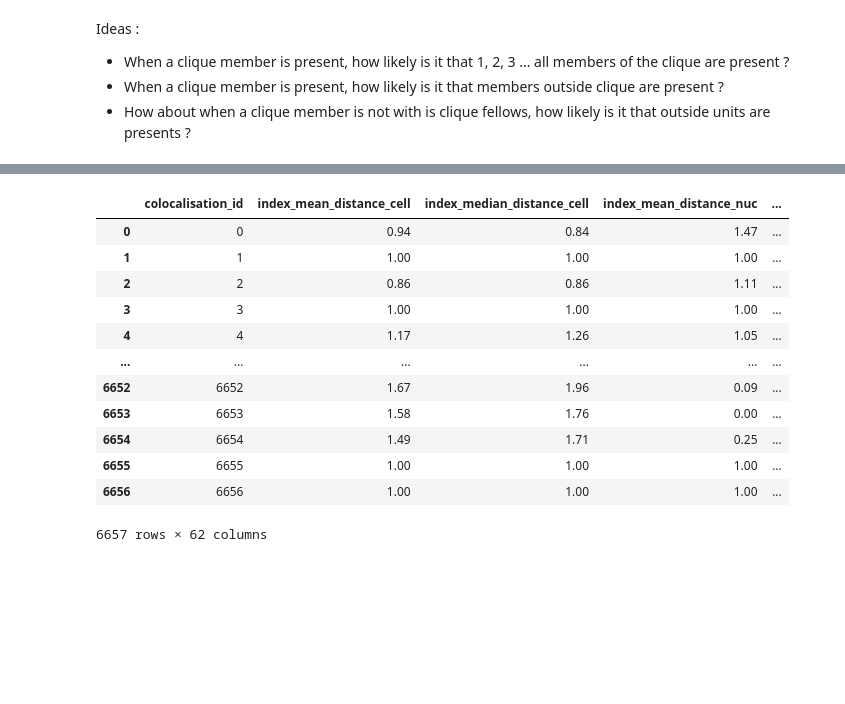
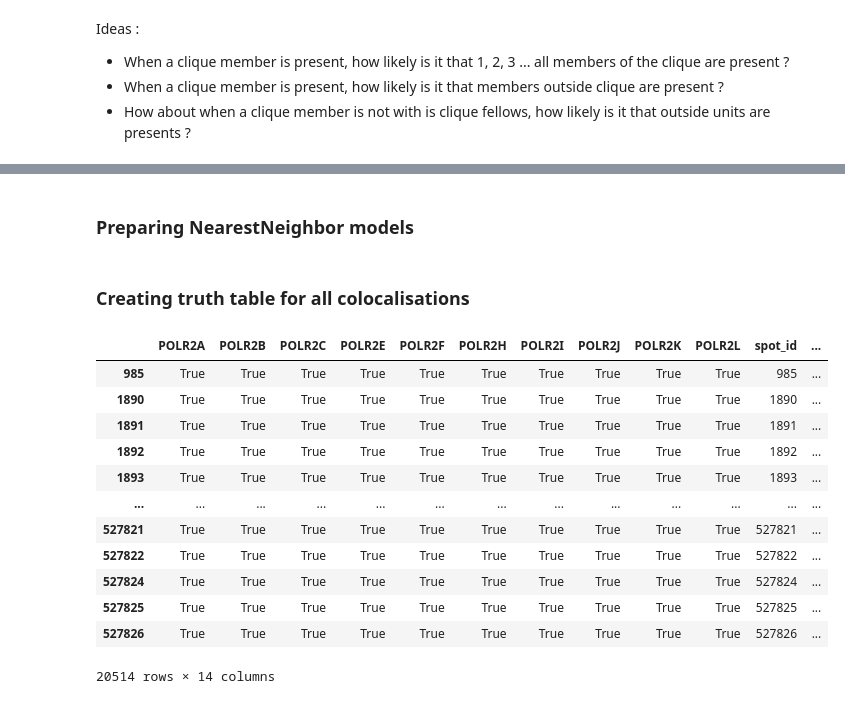
Before and after one commit to 2Echoes/Sequential_Fish, a Jupyter notebook: analysis/testing_notebooks/graphs.ipynb, the cells around one changed output, grey strips where cells are left out. Drawn from its saved outputs; the diff is of its cells as text; code cells hidden in the pictures; blank space fills up the shorter version.

```diff
--- a/analysis/testing_notebooks/graphs.ipynb
+++ b/analysis/testing_notebooks/graphs.ipynb
@@ -620,0 +626,4 @@ Ideas :
+# %%
+#Choose from ['all', 'clustered', 'free']
+POPULATION1 = "clustered"
+POPULATION2 = "all"
@@ -661,16 +679,27 @@ clustered_Spots
-# %%
-Cell
-# %% [output]
-|  | colocalisation_id | index_mean_distance_cell | index_median_distance_cell | index_mean_distance_nuc | ... |
-| 0 | 0 | 0.94 | 0.84 | 1.47 | ... |
-| 1 | 1 | 1.00 | 1.00 | 1.00 | ... |
-| 2 | 2 | 0.86 | 0.86 | 1.11 | ... |
-| 3 | 3 | 1.00 | 1.00 | 1.00 | ... |
-| 4 | 4 | 1.17 | 1.26 | 1.05 | ... |
-| ... | ... | ... | ... | ... | ... |
-| 6652 | 6652 | 1.67 | 1.96 | 0.09 | ... |
-| 6653 | 6653 | 1.58 | 1.76 | 0.00 | ... |
-| 6654 | 6654 | 1.49 | 1.71 | 0.25 | ... |
-| 6655 | 6655 | 1.00 | 1.00 | 1.00 | ... |
-| 6656 | 6656 | 1.00 | 1.00 | 1.00 | ... |
-6657 rows × 62 columns
+# %% [markdown]
+### Preparing NearestNeighbor models
+# %%
+def get_population_index(Spots : pd.DataFrame, population_key:str) :
+    if population_key == 'all' : population_index = Spots.index
+    elif population_key == 'clustered' : population_index = Spots.loc[~Spots['cluster_id'].isna()].index
+    elif population_key == 'free' : population_index = Spots.loc[Spots['cluster_id'].isna()].index
+    else : raise AssertionError("{} incorect key for population_key".format(population_key))
+
+    return population_index
+# %%
+def create_coordinate_df(Spots : pd.DataFrame, population_key:str) :
+
+    population_index = get_population_index(Spots, population_key)
+    coordinates_df = Spots.loc[population_index]
+
+    #converting pixel coordinates to nanometers
+    coordinates_df['voxel_size_z'], coordinates_df['voxel_size_y'], coordinates_df['voxel_size_x'] = list(zip(*coordinates_df['voxel_size']))
+    coordinates_df['z'] *= coordinates_df['voxel_size_z']
+    coordinates_df['y'] *= coordinates_df['voxel_size_y']
+    coordinates_df['x'] *= coordinates_df['voxel_size_x']
+
+    coordinates_df['coordinates'] = list(zip(coordinates_df['z'], coordinates_df['y'], coordinates_df['x']))
+    coordinates_df = coordinates_df.groupby(['location','RNA'])['coordinates'].apply(list)
+    return coordinates_df
+# %%
+population2_coordinates_df = create_coordinate_df(all_Spots, population_key=POPULATION2)
@@ -676,0 +716,31 @@ Cell
+# %% [markdown]
+### Creating truth table for all colocalisations
+# %%
+population1_index = get_population_index(all_Spots, population_key=POPULATION1)
+RNAs = list(population2_coordinates_df.index.get_level_values(1).unique())
+colocalisation_truth_df = pd.DataFrame(index=population1_index, columns= RNAs, dtype=bool)
+colocalisation_truth_df = colocalisation_truth_df.join(all_Spots.loc[:,['spot_id','location','RNA', 'z','y','x','voxel_size']])
+
+#converting coordinates to nanometers
+colocalisation_truth_df['voxel_size_z'], colocalisation_truth_df['voxel_size_y'], colocalisation_truth_df['voxel_size_x'] = list(zip(*colocalisation_truth_df['voxel_size']))
+colocalisation_truth_df['z'] *= colocalisation_truth_df['voxel_size_z']
+colocalisation_truth_df['y'] *= colocalisation_truth_df['voxel_size_y']
+colocalisation_truth_df['x'] *= colocalisation_truth_df['voxel_size_x']
+colocalisation_truth_df['coordinates'] = list(zip(colocalisation_truth_df['z'], colocalisation_truth_df['y'], colocalisation_truth_df['x']))
+
+colocalisation_truth_df = colocalisation_truth_df.drop(columns=['z','y','x','voxel_size','voxel_size_z','voxel_size_y','voxel_size_x'])
+colocalisation_truth_df
+# %% [output]
+|  | POLR2A | POLR2B | POLR2C | POLR2E | POLR2F | POLR2H | POLR2I | POLR2J | POLR2K | POLR2L | spot_id | ... |
+| 985 | True | True | True | True | True | True | True | True | True | True | 985 | ... |
+| 1890 | True | True | True | True | True | True | True | True | True | True | 1890 | ... |
+| 1891 | True | True | True | True | True | True | True | True | True | True | 1891 | ... |
+| 1892 | True | True | True | True | True | True | True | True | True | True | 1892 | ... |
+| 1893 | True | True | True | True | True | True | True | True | True | True | 1893 | ... |
+| ... | ... | ... | ... | ... | ... | ... | ... | ... | ... | ... | ... | ... |
+| 527821 | True | True | True | True | True | True | True | True | True | True | 527821 | ... |
+| 527822 | True | True | True | True | True | True | True | True | True | True | 527822 | ... |
+| 527824 | True | True | True | True | True | True | True | True | True | True | 527824 | ... |
+| 527825 | True | True | True | True | True | True | True | True | True | True | 527825 | ... |
+| 527826 | True | True | True | True | True | True | True | True | True | True | 527826 | ... |
+20514 rows × 14 columns
```
Also changed, not shown: parts of 21 cells of this notebook.
